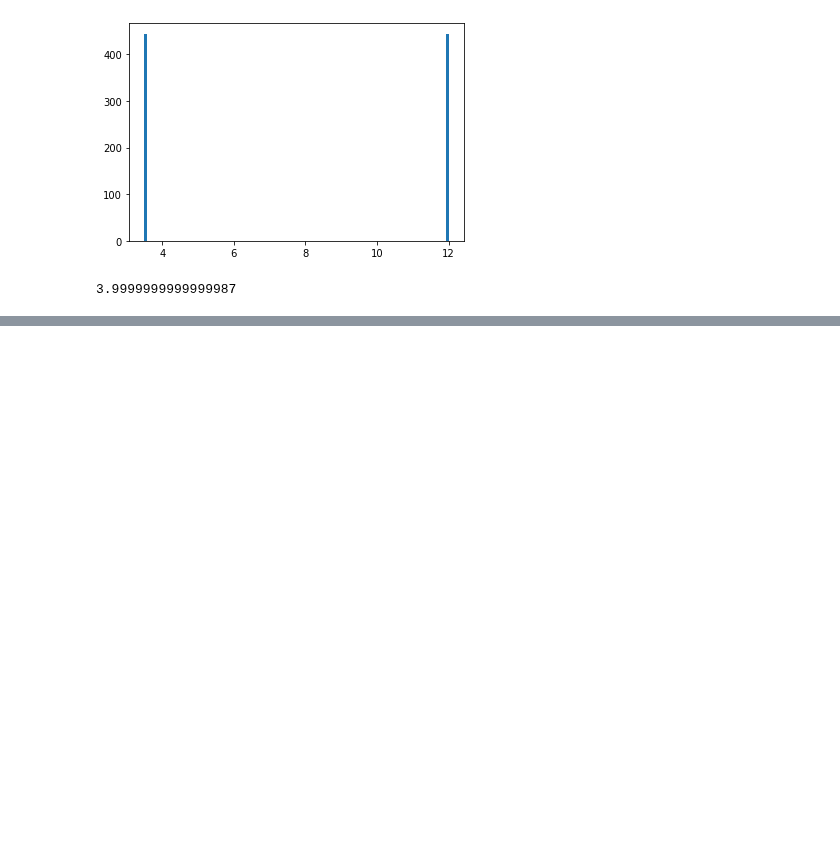
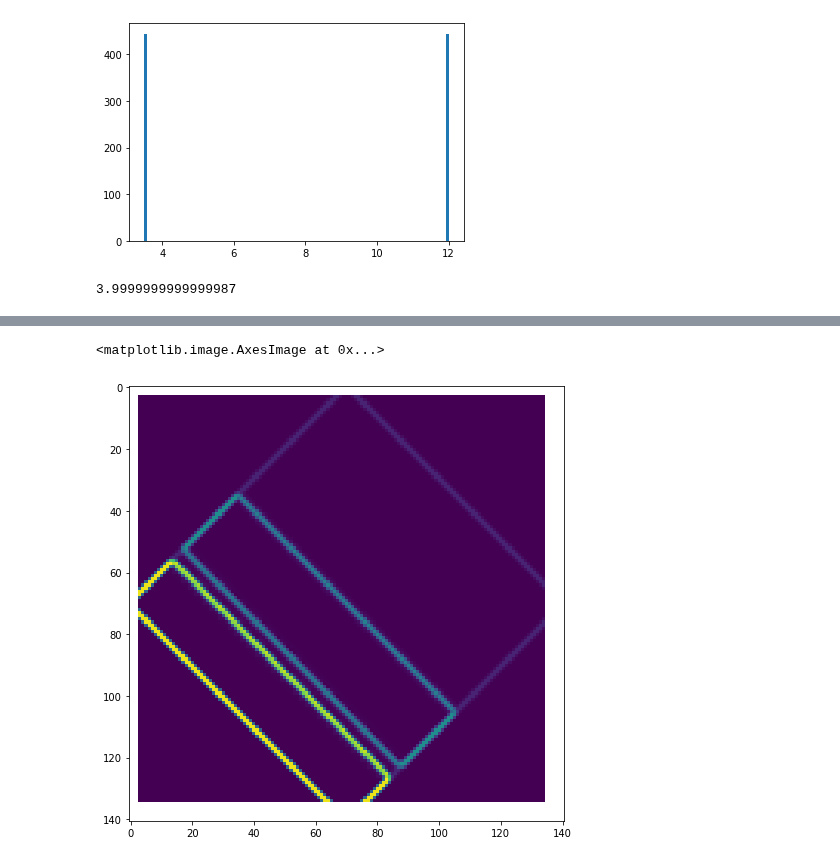
Before and after one commit to CoLAB-ATLANTIC/JUNO, a Jupyter notebook: notebooks/BOA_python.ipynb, the cells around one changed output, grey strips where cells are left out. Cells and saved outputs as stored; diff of their text form; code cells hidden in the pictures; blank space fills up the shorter version.

```diff
--- a/notebooks/BOA_python.ipynb
+++ b/notebooks/BOA_python.ipynb
@@ -396,0 +449,13 @@ np.nanmin(y[y>1])
+# %%
+lon3 = np.arange(141)
+lat3 = np.arange(141)
+# %%
+front3 = boa(lon=lon3, lat=lat3, ingrid=x, nodata = np.nan, direction = False)
+# %%
+#front3 = np.flip(front3, axis=0)
+front3 = np.array([[front3[j][i] for j in range(len(front3))] for i in range(len(front3[0])-1,-1,-1)])
+# %%
+plt.imshow(front3)
+# %% [output]
+<matplotlib.image.AxesImage at 0x...>
+[figure, added]
```
Also changed, not shown: parts of 49 cells of this notebook, 9 other files.
